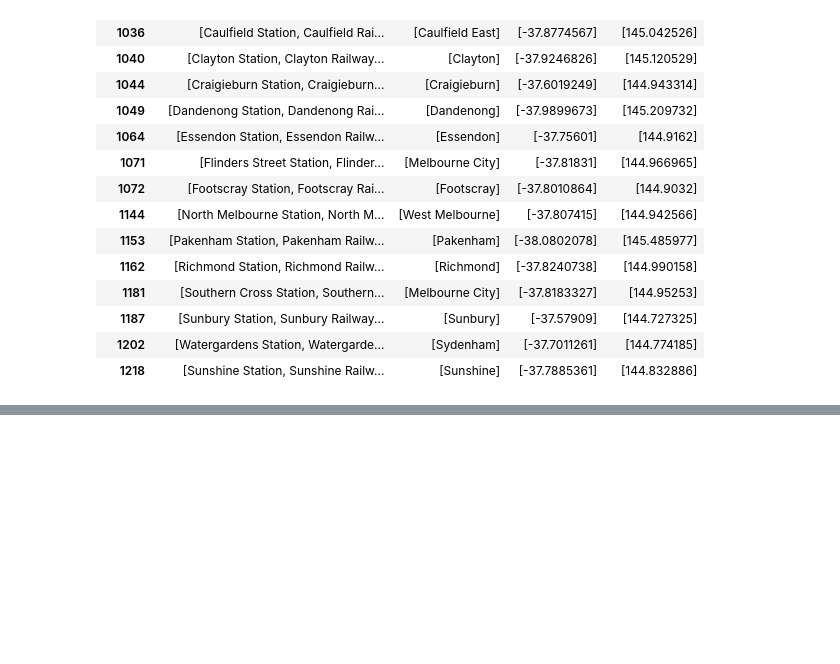
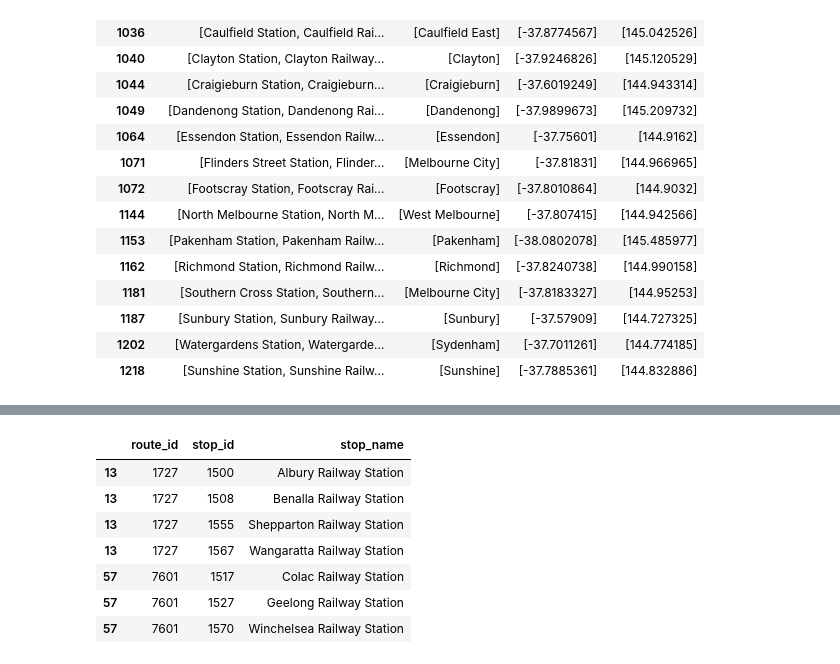
Before and after one commit to thanhan910/PTV, a Jupyter notebook: notebooks/union-stops.ipynb, the cells around one changed output, grey strips where cells are left out. Saved outputs shown, nothing was run; the diff lists cells and outputs as text; code cells hidden in the pictures; blank space fills up the shorter version.

```diff
--- a/notebooks/union-stops.ipynb
+++ b/notebooks/union-stops.ipynb
@@ -718,0 +772,13 @@ API_DF_STOPS[API_DF_STOPS['stop_name'] == 'Clayton Railway Station']
+# %%
+API_DF_VLINES = API_DF_VLINE_STOPS.groupby('route_id').aggregate({'stop_id': 'unique', 'stop_name': 'unique'}).reset_index()
+# %%
+API_DF_VLINES[API_DF_VLINES['stop_name'].apply(lambda stops: all(["Railway Station" in stop for stop in stops]))].explode(['stop_id', 'stop_name'])
+# %% [output]
+|  | route_id | stop_id | stop_name |
+| 13 | 1727 | 1500 | Albury Railway Station |
+| 13 | 1727 | 1508 | Benalla Railway Station |
+| 13 | 1727 | 1555 | Shepparton Railway Station |
+| 13 | 1727 | 1567 | Wangaratta Railway Station |
+| 57 | 7601 | 1517 | Colac Railway Station |
+| 57 | 7601 | 1527 | Geelong Railway Station |
+| 57 | 7601 | 1570 | Winchelsea Railway Station |
```
Also changed, not shown: parts of 15 cells of this notebook.
